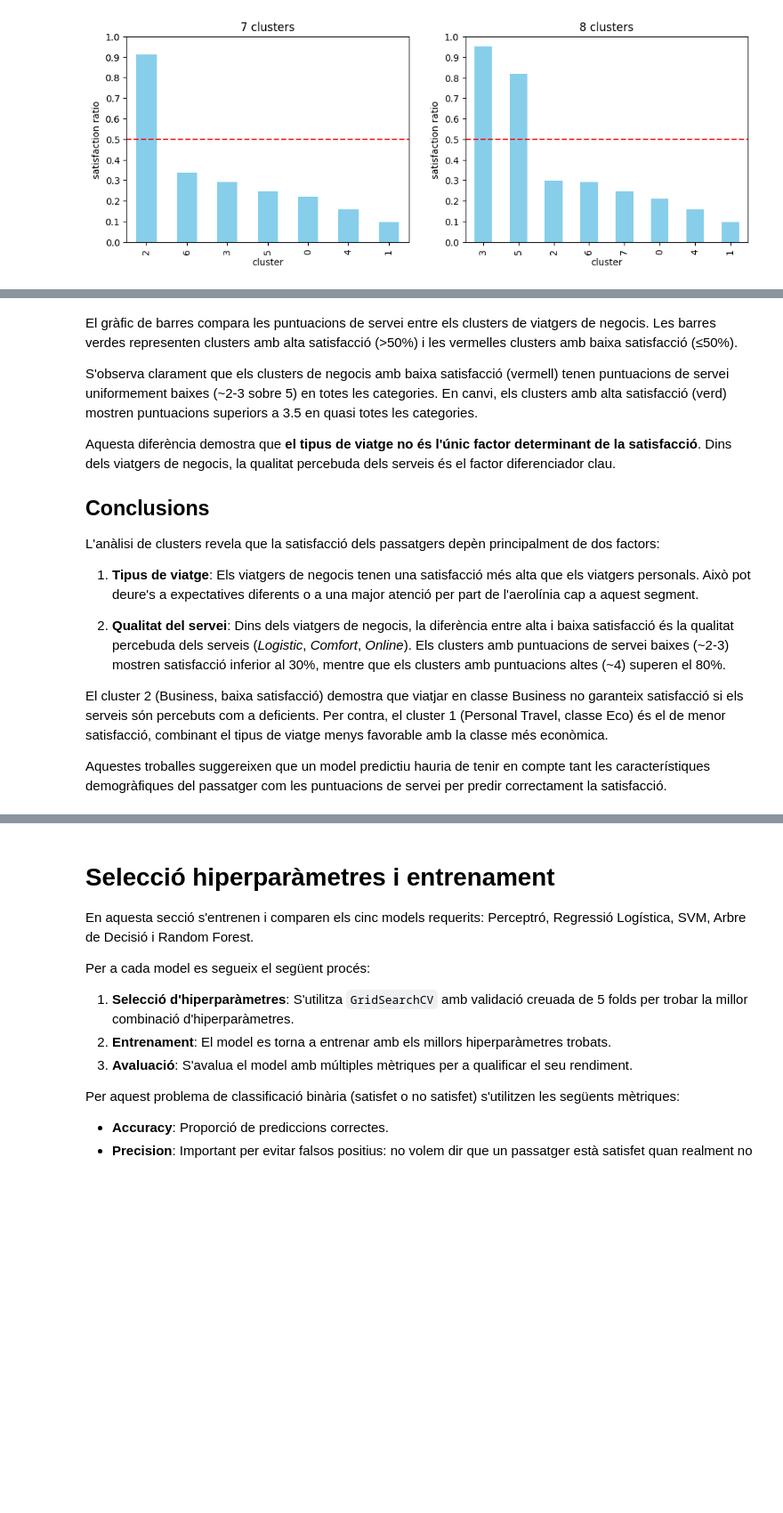
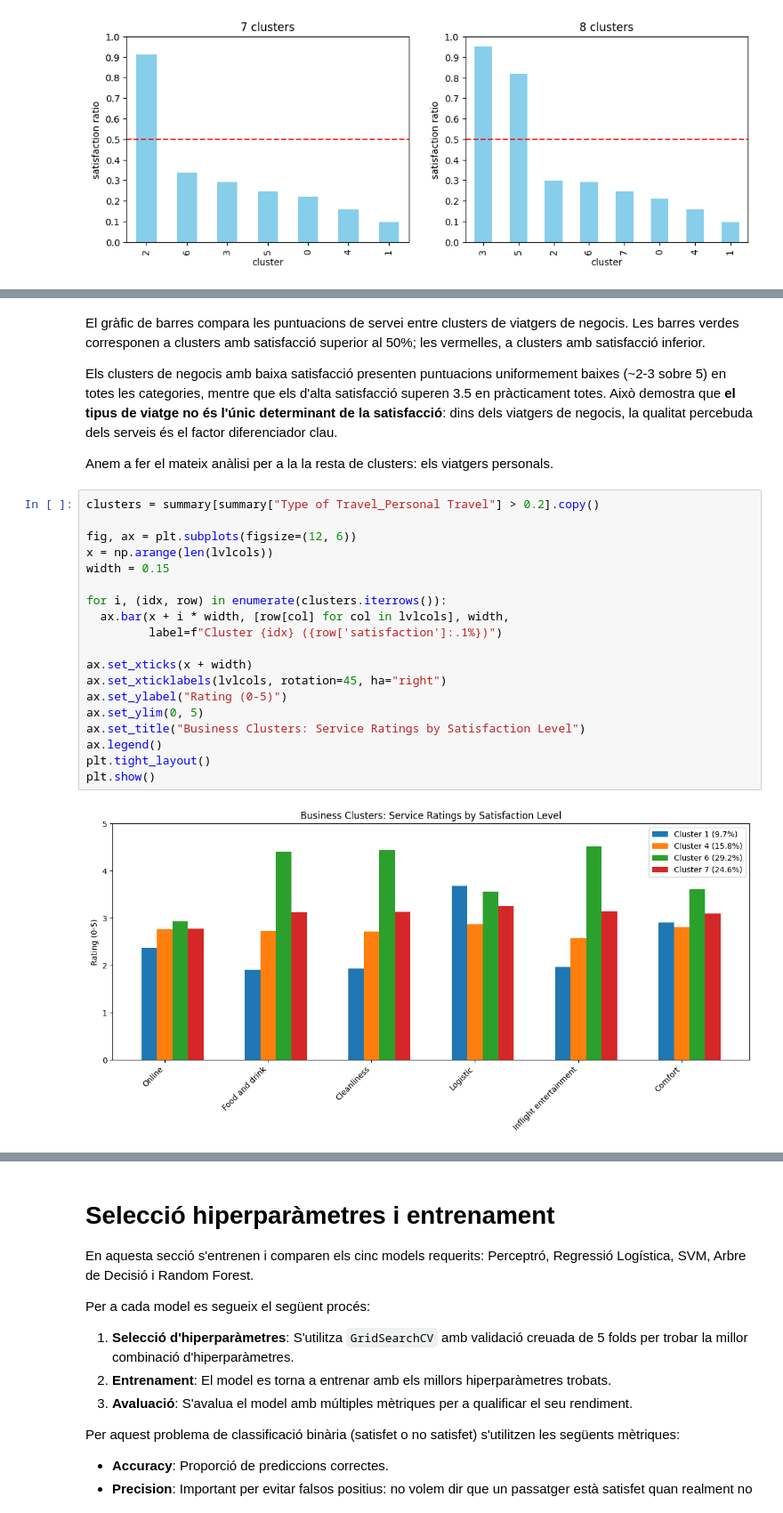
Before and after one commit to serafi-nebot-uib/ia_2025, a Jupyter notebook: notebooks/practica-3/main.ipynb, the cells around one changed output, grey strips where cells are left out. Shown at 89% size. Cells and saved outputs as stored; diff of their text form; blank space fills up the shorter version.

```diff
--- a/notebooks/practica-3/main.ipynb
+++ b/notebooks/practica-3/main.ipynb
@@ -416,18 +413,27 @@ plt.show()
 # %% [markdown]
-El gràfic de barres compara les puntuacions de servei entre els clusters de viatgers de negocis. Les barres verdes representen clusters amb alta satisfacció (>50%) i les vermelles clusters amb baixa satisfacció (≤50%).
+El gràfic de barres compara les puntuacions de servei entre clusters de viatgers de negocis. Les barres verdes corresponen a clusters amb satisfacció superior al 50%; les vermelles, a clusters amb satisfacció inferior.
 
-S'observa clarament que els clusters de negocis amb baixa satisfacció (vermell) tenen puntuacions de servei uniformement baixes (~2-3 sobre 5) en totes les categories. En canvi, els clusters amb alta satisfacció (verd) mostren puntuacions superiors a 3.5 en quasi totes les categories.
+Els clusters de negocis amb baixa satisfacció presenten puntuacions uniformement baixes (~2-3 sobre 5) en totes les categories, mentre que els d'alta satisfacció superen 3.5 en pràcticament totes. Això demostra que **el tipus de viatge no és l'únic determinant de la satisfacció**: dins dels viatgers de negocis, la qualitat percebuda dels serveis és el factor diferenciador clau.
 
-Aquesta diferència demostra que **el tipus de viatge no és l'únic factor determinant de la satisfacció**. Dins dels viatgers de negocis, la qualitat percebuda dels serveis és el factor diferenciador clau.
-
-## Conclusions
-
-L'anàlisi de clusters revela que la satisfacció dels passatgers depèn principalment de dos factors:
-
-1. **Tipus de viatge**: Els viatgers de negocis tenen una satisfacció més alta que els viatgers personals. Això pot deure's a expectatives diferents o a una major atenció per part de l'aerolínia cap a aquest segment.
-
-2. **Qualitat del servei**: Dins dels viatgers de negocis, la diferència entre alta i baixa satisfacció és la qualitat percebuda dels serveis (*Logistic*, *Comfort*, *Online*). Els clusters amb puntuacions de servei baixes (~2-3) mostren satisfacció inferior al 30%, mentre que els clusters amb puntuacions altes (~4) superen el 80%.
-
-El cluster 2 (Business, baixa satisfacció) demostra que viatjar en classe Business no garanteix satisfacció si els serveis són percebuts com a deficients. Per contra, el cluster 1 (Personal Travel, classe Eco) és el de menor satisfacció, combinant el tipus de viatge menys favorable amb la classe més econòmica.
-
-Aquestes troballes suggereixen que un model predictiu hauria de tenir en compte tant les característiques demogràfiques del passatger com les puntuacions de servei per predir correctament la satisfacció.
+Anem a fer el mateix anàlisi per a la la resta de clusters: els viatgers personals.
+# %%
+clusters = summary[summary["Type of Travel_Personal Travel"] > 0.2].copy()
+
+fig, ax = plt.subplots(figsize=(12, 6))
+x = np.arange(len(lvlcols))
+width = 0.15
+
+for i, (idx, row) in enumerate(clusters.iterrows()):
+  ax.bar(x + i * width, [row[col] for col in lvlcols], width,
+         label=f"Cluster {idx} ({row['satisfaction']:.1%})")
+
+ax.set_xticks(x + width)
+ax.set_xticklabels(lvlcols, rotation=45, ha="right")
+ax.set_ylabel("Rating (0-5)")
+ax.set_ylim(0, 5)
+ax.set_title("Business Clusters: Service Ratings by Satisfaction Level")
+ax.legend()
+plt.tight_layout()
+plt.show()
+# %% [output]
+[figure, added]
```
Also changed, not shown: parts of 10 cells of this notebook.
